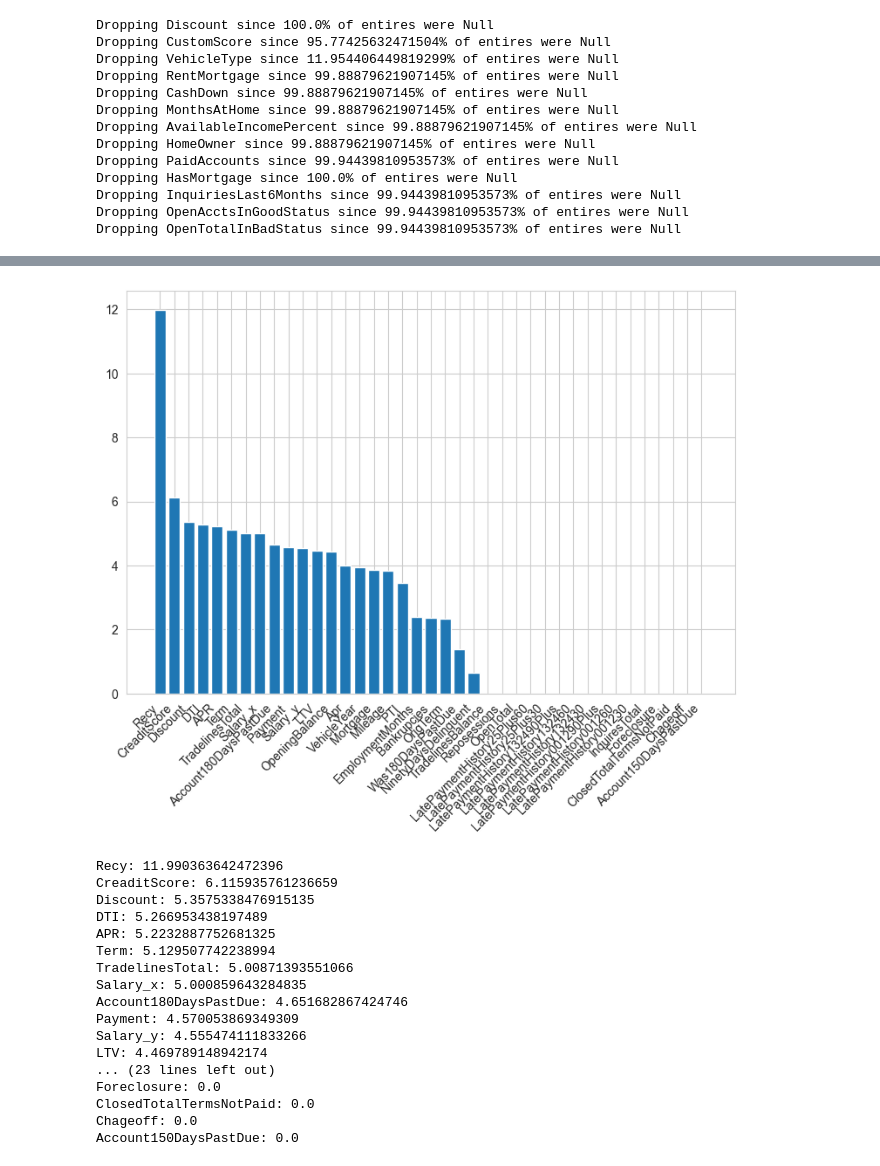
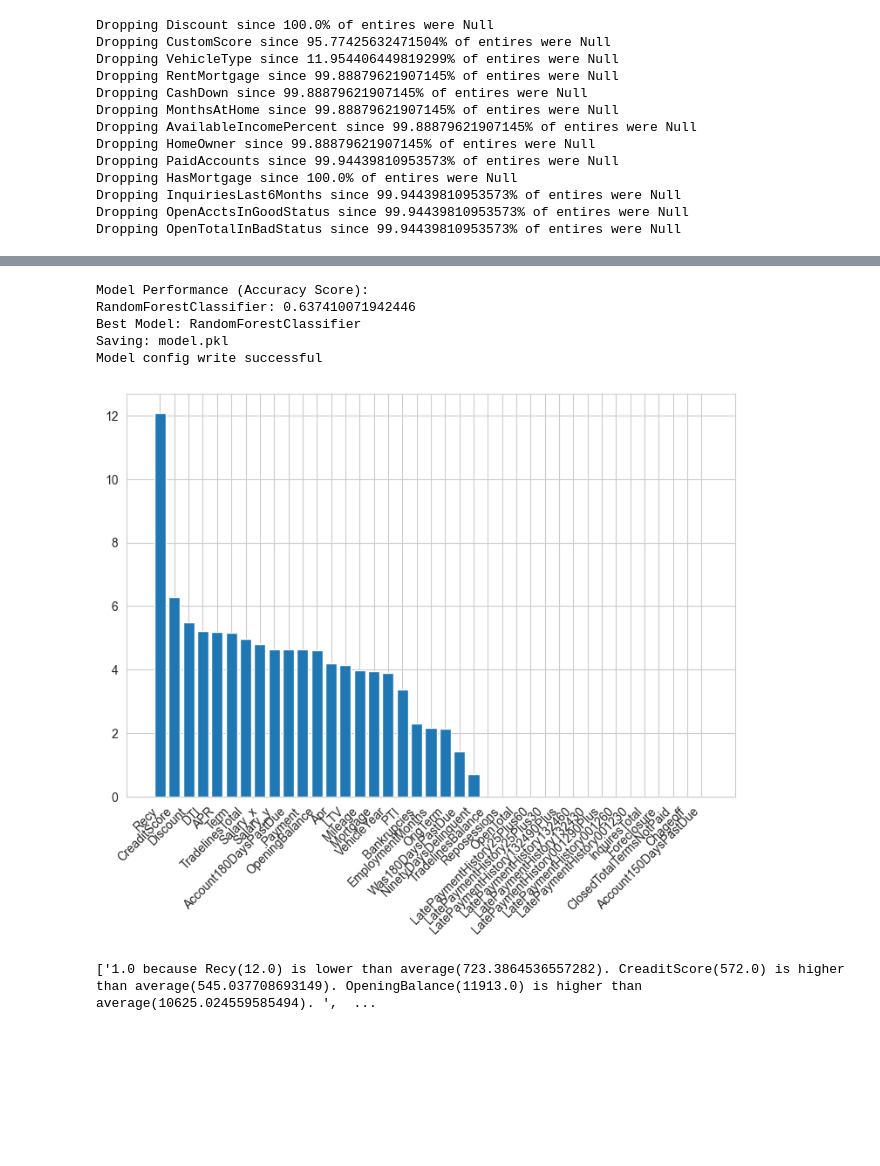
Before and after one commit to mikaag/Scorelate, a Jupyter notebook: ServerCode.ipynb, the cells around one changed output, grey strips where cells are left out. Drawn from its saved outputs; the diff is of its cells as text; code cells hidden in the pictures; blank space fills up the shorter version.

```diff
--- a/ServerCode.ipynb
+++ b/ServerCode.ipynb
@@ -542,31 +604,25 @@ Model config write successful
+# %%
+warnings.filterwarnings(action='ignore', category=DataConversionWarning)
+
+dbl.train_model(print_stats = True, save = True)
+# %% [output]
+Model Performance (Accuracy Score):
+RandomForestClassifier: 0.637410071942446
+Best Model: RandomForestClassifier
+Saving: model.pkl
+Model config write successful
 # %%
 # Now pretend we load data with no labels (i.e. customers that we want to predict)
 testdbl = DatabaseLoader(server_info)
 # We still need to load all the tables that contain the entities
 testdbl.load_tables(config['tables'], config['ignore'])
 # We do not need to call prune for target (since the target should not exist in the database)
 
 # Now, we can run the model, which will append a prediction to customer
 testdf = testdbl.run_model("model.pkl")
 
 # We can also get the entity scores from the model
-testdbl.get_scores(plot=True)
+testdbl.get_scores(plot=True, do_print=False)
 # %% [output]
-[figure, old version]
+[figure, new version]
-Recy: 11.990363642472396
-CreaditScore: 6.115935761236659
-Discount: 5.3575338476915135
-DTI: 5.266953438197489
-APR: 5.2232887752681325
-Term: 5.129507742238994
-TradelinesTotal: 5.00871393551066
-Salary_x: 5.000859643284835
-Account180DaysPastDue: 4.651682867424746
-Payment: 4.570053869349309
-Salary_y: 4.555474111833266
-LTV: 4.469789148942174
-... (23 lines left out)
-Foreclosure: 0.0
-ClosedTotalTermsNotPaid: 0.0
-Chageoff: 0.0
-Account150DaysPastDue: 0.0
+['1.0 because Recy(12.0) is lower than average(723.3864536557282). CreaditScore(572.0) is higher than average(545.037708693149). OpeningBalance(11913.0) is higher than average(10625.024559585494). ',  ...
```
Also changed, not shown: parts of 3 cells of this notebook, 1 other file.
